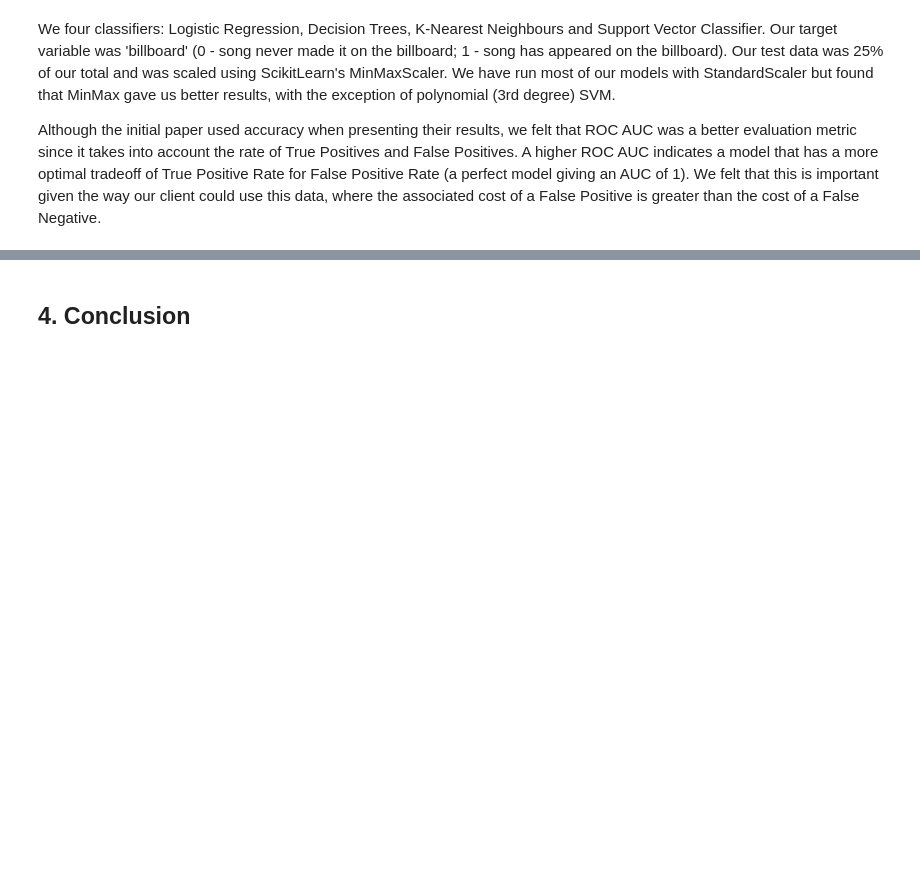
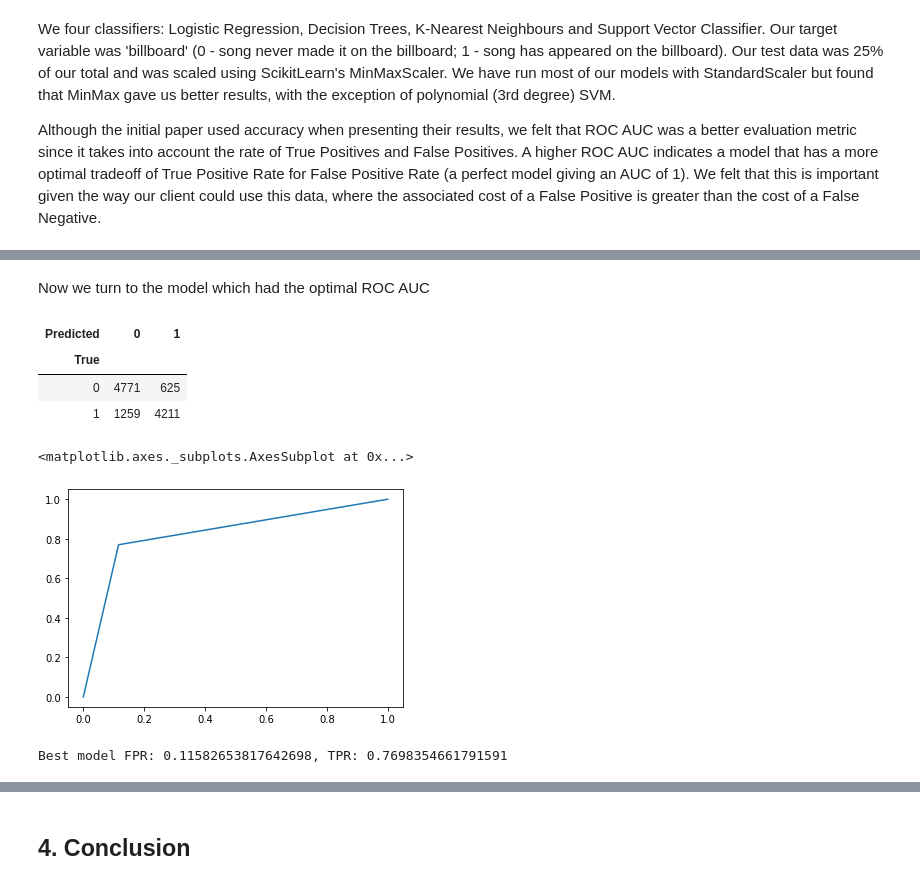
Before and after one commit to Ioana-P/Spotify_Billboard_prediction, a Jupyter notebook: index.ipynb, the cells around one changed output, grey strips where cells are left out. Saved outputs shown, nothing was run; the diff lists cells and outputs as text; code cells hidden in the pictures; blank space fills up the shorter version.

```diff
--- a/index.ipynb
+++ b/index.ipynb
@@ -176,0 +339,5 @@ Since our Decision Tree had the best performance (AUC = _ ) we reimplemented it
+# %%
+class_preds = best_model.predict(dfx_test)
+
+false_positive_rate, true_positive_rate, thresholds = roc_curve(dfy_test, class_preds)
+roc_auc = auc(false_positive_rate, true_positive_rate)
@@ -176,0 +400,22 @@ Since our Decision Tree had the best performance (AUC = _ ) we reimplemented it
+# %% [markdown]
+Now we turn to the model which had the optimal ROC AUC
+# %%
+# the confusion matrix for our best model
+conf_mat = pd.crosstab(dfy_test, class_preds, rownames=['True'], colnames=['Predicted'],
+                       margins=None, margins_name=None)
+conf_mat
+# %% [output]
+| Predicted | 0 | 1 |
+| True |  |  |
+| 0 | 4771 | 625 |
+| 1 | 1259 | 4211 |
+# %%
+# given thresholds, how do True Positive and False Positive Rates grow
+sns.lineplot(false_positive_rate, true_positive_rate)
+# %% [output]
+<matplotlib.axes._subplots.AxesSubplot at 0x...>
+[figure, added]
+# %%
+print(f'Best model FPR: {false_positive_rate[1]}, TPR: {true_positive_rate[1]}')
+# %% [output]
+Best model FPR: 0.11582653817642698, TPR: 0.7698354661791591
```
Also changed, not shown: parts of 23 cells of this notebook, 1 other file.
